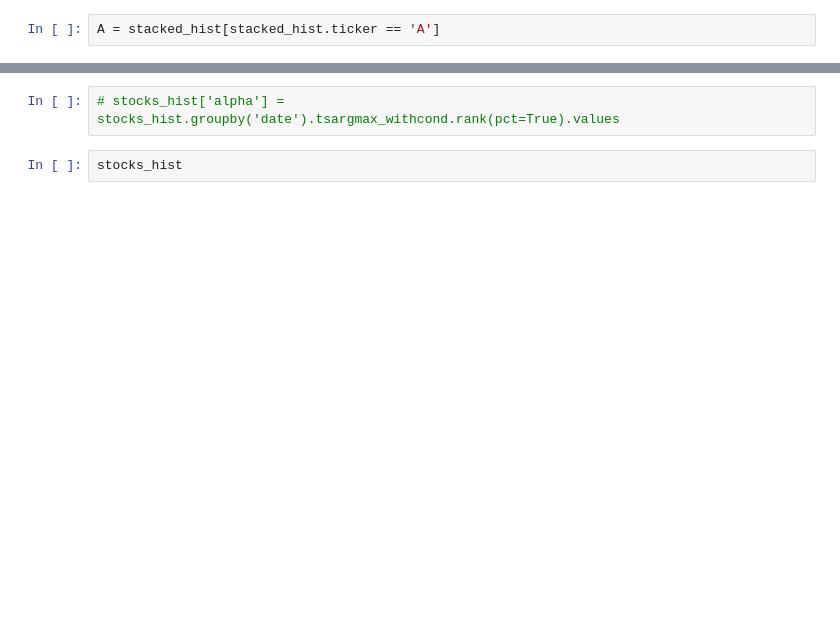
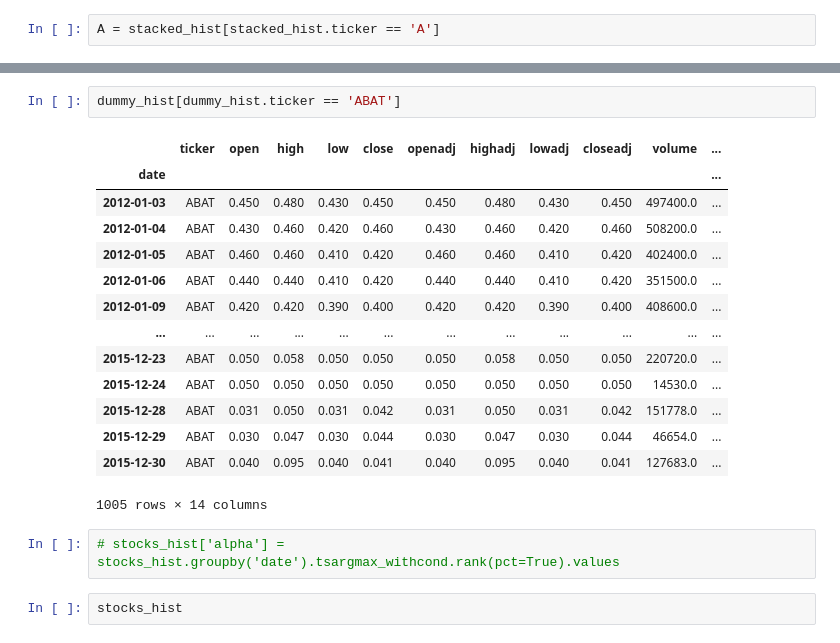
Before and after one commit to chayaponlee/QuantSystemMVP, a Jupyter notebook: notebooks/101_alpha.ipynb, the cells around one changed output, grey strips where cells are left out. Cells and saved outputs as stored; diff of their text form; blank space fills up the shorter version.

```diff
--- a/notebooks/101_alpha.ipynb
+++ b/notebooks/101_alpha.ipynb
@@ -127,3 +153,20 @@ Length: 2565, dtype: float64
+# %%
+dummy_hist[dummy_hist.ticker == 'ABAT']
+# %% [output]
+|  | ticker | open | high | low | close | openadj | highadj | lowadj | closeadj | volume | ... |
+| date |  |  |  |  |  |  |  |  |  |  | ... |
+| 2012-01-03 | ABAT | 0.450 | 0.480 | 0.430 | 0.450 | 0.450 | 0.480 | 0.430 | 0.450 | 497400.0 | ... |
+| 2012-01-04 | ABAT | 0.430 | 0.460 | 0.420 | 0.460 | 0.430 | 0.460 | 0.420 | 0.460 | 508200.0 | ... |
+| 2012-01-05 | ABAT | 0.460 | 0.460 | 0.410 | 0.420 | 0.460 | 0.460 | 0.410 | 0.420 | 402400.0 | ... |
+| 2012-01-06 | ABAT | 0.440 | 0.440 | 0.410 | 0.420 | 0.440 | 0.440 | 0.410 | 0.420 | 351500.0 | ... |
+| 2012-01-09 | ABAT | 0.420 | 0.420 | 0.390 | 0.400 | 0.420 | 0.420 | 0.390 | 0.400 | 408600.0 | ... |
+| ... | ... | ... | ... | ... | ... | ... | ... | ... | ... | ... | ... |
+| 2015-12-23 | ABAT | 0.050 | 0.058 | 0.050 | 0.050 | 0.050 | 0.058 | 0.050 | 0.050 | 220720.0 | ... |
+| 2015-12-24 | ABAT | 0.050 | 0.050 | 0.050 | 0.050 | 0.050 | 0.050 | 0.050 | 0.050 | 14530.0 | ... |
+| 2015-12-28 | ABAT | 0.031 | 0.050 | 0.031 | 0.042 | 0.031 | 0.050 | 0.031 | 0.042 | 151778.0 | ... |
+| 2015-12-29 | ABAT | 0.030 | 0.047 | 0.030 | 0.044 | 0.030 | 0.047 | 0.030 | 0.044 | 46654.0 | ... |
+| 2015-12-30 | ABAT | 0.040 | 0.095 | 0.040 | 0.041 | 0.040 | 0.095 | 0.040 | 0.041 | 127683.0 | ... |
+1005 rows × 14 columns
 # %%
 # stocks_hist['alpha'] = stocks_hist.groupby('date').tsargmax_withcond.rank(pct=True).values
 # %%
```
Also changed, not shown: parts of 18 cells of this notebook.
